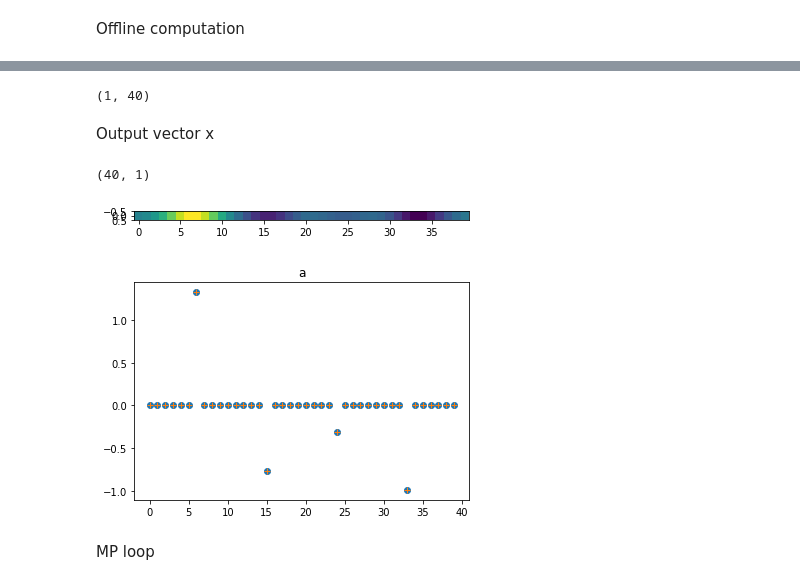
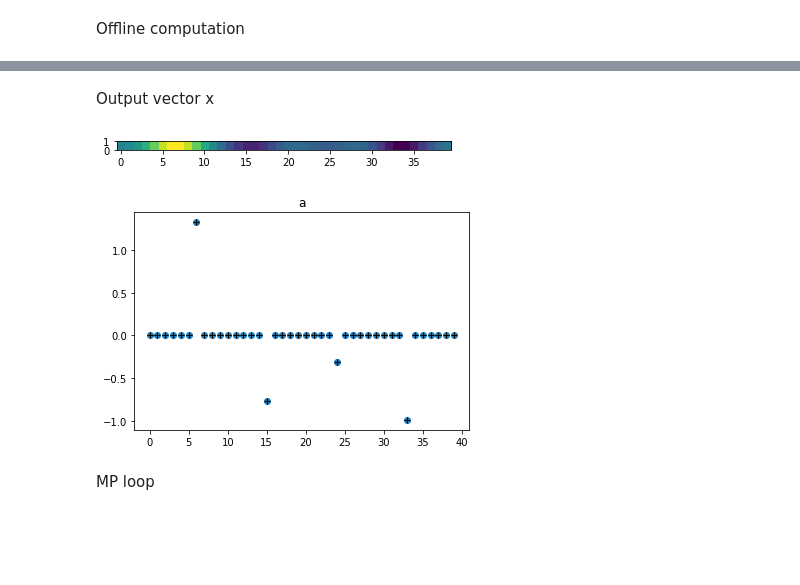
Before and after one commit to olivierleblanc/diffusercam, a Jupyter notebook: bernat/mp04_aftermeeting.ipynb, the cells around one changed output, grey strips where cells are left out. Drawn from its saved outputs; the diff is of its cells as text; code cells hidden in the pictures; blank space fills up the shorter version.

```diff
--- a/bernat/mp04_aftermeeting.ipynb
+++ b/bernat/mp04_aftermeeting.ipynb
@@ -23,6 +23,10 @@ def fun_conv(A,B):
 def fun_auto(A):
     auto = signal.fftconvolve(A,np.flip(A),mode='same')
     return auto
+
+def imshowarray(arr):
+    plt.imshow((arr,arr))
+    plt.ylim([0,1])
 # %% [markdown]
 Sparse vector a
 # %%
@@ -87,0 +56,16 @@ plt.show()
+# %%
+h_x = np.linspace(-d*2,d*2,d)
+
+h_sig=10
+h = np.exp(-h_x**2/(2*h_sig**2))
+
+# h -= h.mean()
+
+plt.figure(figsize=(15,3))
+plt.subplot(1,3,1)
+imshowarray(h)
+plt.subplot(1,3,2)
+plt.plot(range(d),h)
+plt.subplot(1,3,3)
+plt.plot(range(d),fun_auto(h))
+plt.show()
@@ -116,26 +122,21 @@ ValueError: all the input array dimensions for the concatenation axis must match
-# %%
-print(h_new.shape)
-# %% [output]
-(1, 40)
 # %% [markdown]
 Output vector x
 # %%
-a_x = (pywt.idwt(a_real,None,wavelet='db1')[:,0:1])
-x = fun_conv(h_new.T,a_x)
-print(x.shape)
-plt.imshow(x.T)
+a_2 = (a_real*np.ones((1,d))).T
+x = pywt.idwt(a_2,None,wavelet='db1')
+y = fun_conv(h,x[:,0])
+imshowarray(y)
 plt.show()
 
-a_recover = (pywt.dwt(a_x,wavelet='db1'))[0]
-plt.plot(range(d),a_real[:,0],'o')
-plt.plot(range(d),a_recover[:,0],'+')
+a_recover = pywt.dwt(x,wavelet='db1')[0]
+plt.plot(range(d),a_real,'o')
+plt.plot(range(d),a_recover,'k+')
 
 plt.title('a')
 plt.show()
 # %% [output]
-(40, 1)
-[figure, old version]
+[figure, new version]
-[figure, old version]
+[figure, new version]
 # %% [markdown]
 MP loop
 # %%
```
Also changed, not shown: parts of 6 cells of this notebook, 4 other files.
